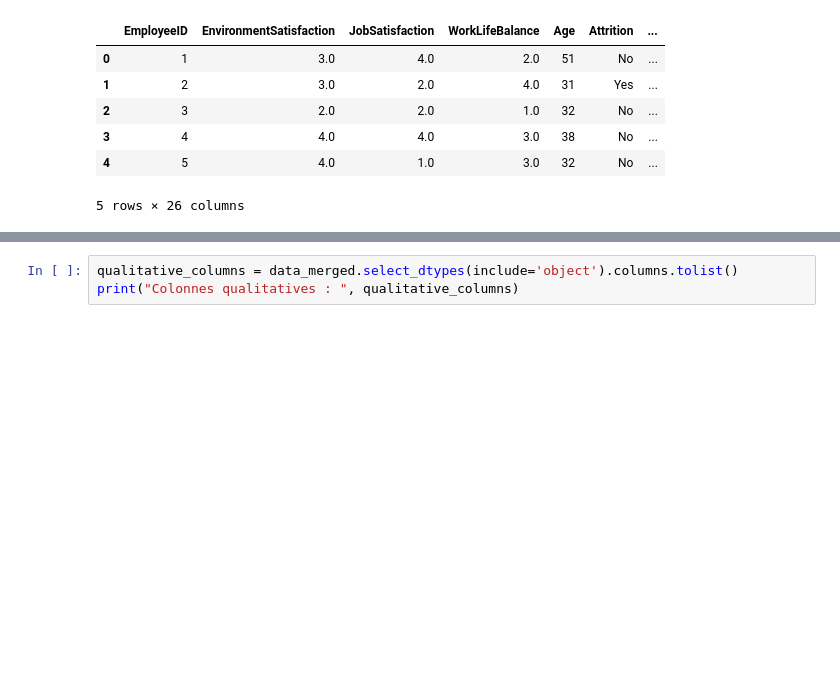
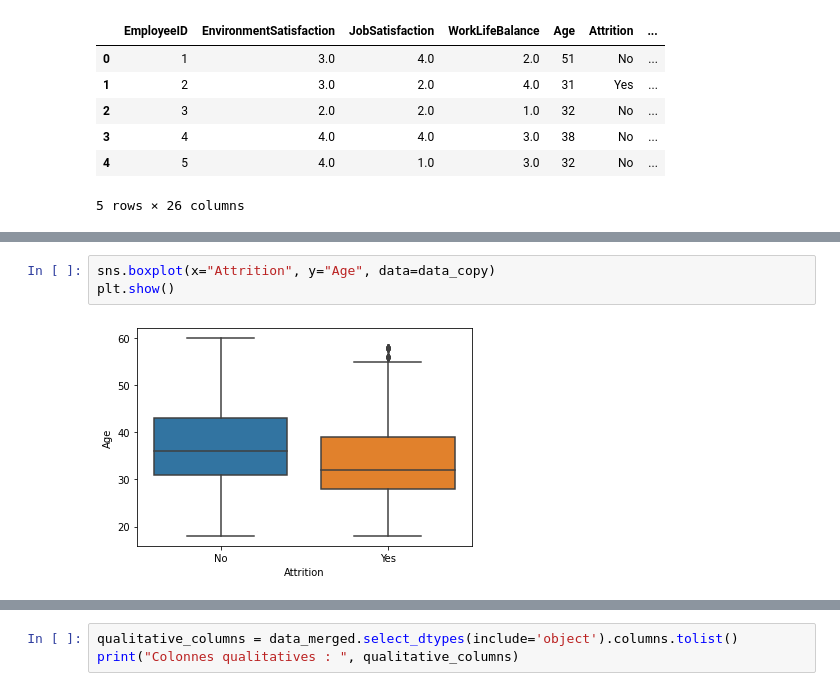
Before and after one commit to itsyanis/Machine-Learning-Project, a Jupyter notebook: Livrable_Projet IA.ipynb, the cells around one changed output, grey strips where cells are left out. Saved outputs shown, nothing was run; the diff lists cells and outputs as text; blank space fills up the shorter version.

```diff
--- a/Livrable_Projet IA.ipynb
+++ b/Livrable_Projet IA.ipynb
@@ -230,0 +242,5 @@ data_merged.head()
+# %%
+sns.boxplot(x="Attrition", y="Age", data=data_copy)
+plt.show()
+# %% [output]
+[figure, added]
```
Also changed, not shown: parts of 12 cells of this notebook.
